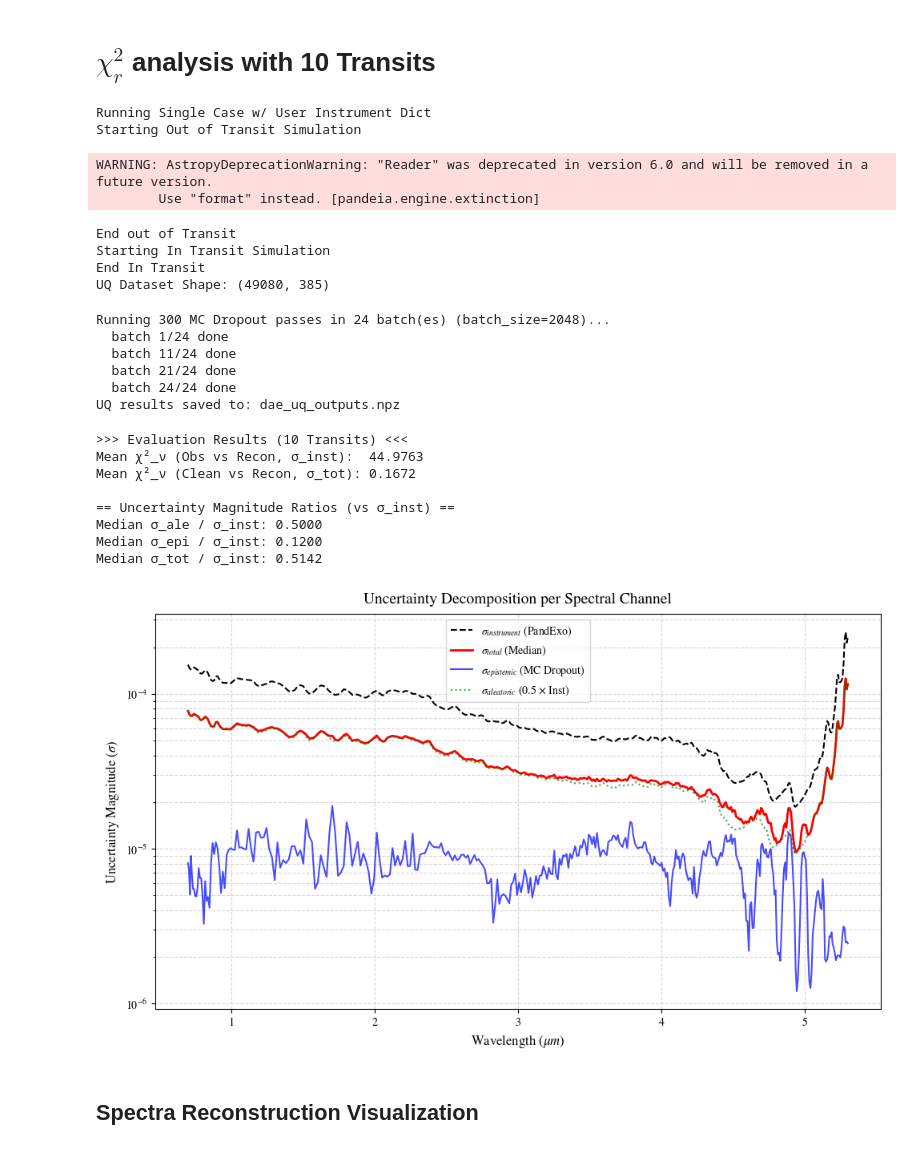
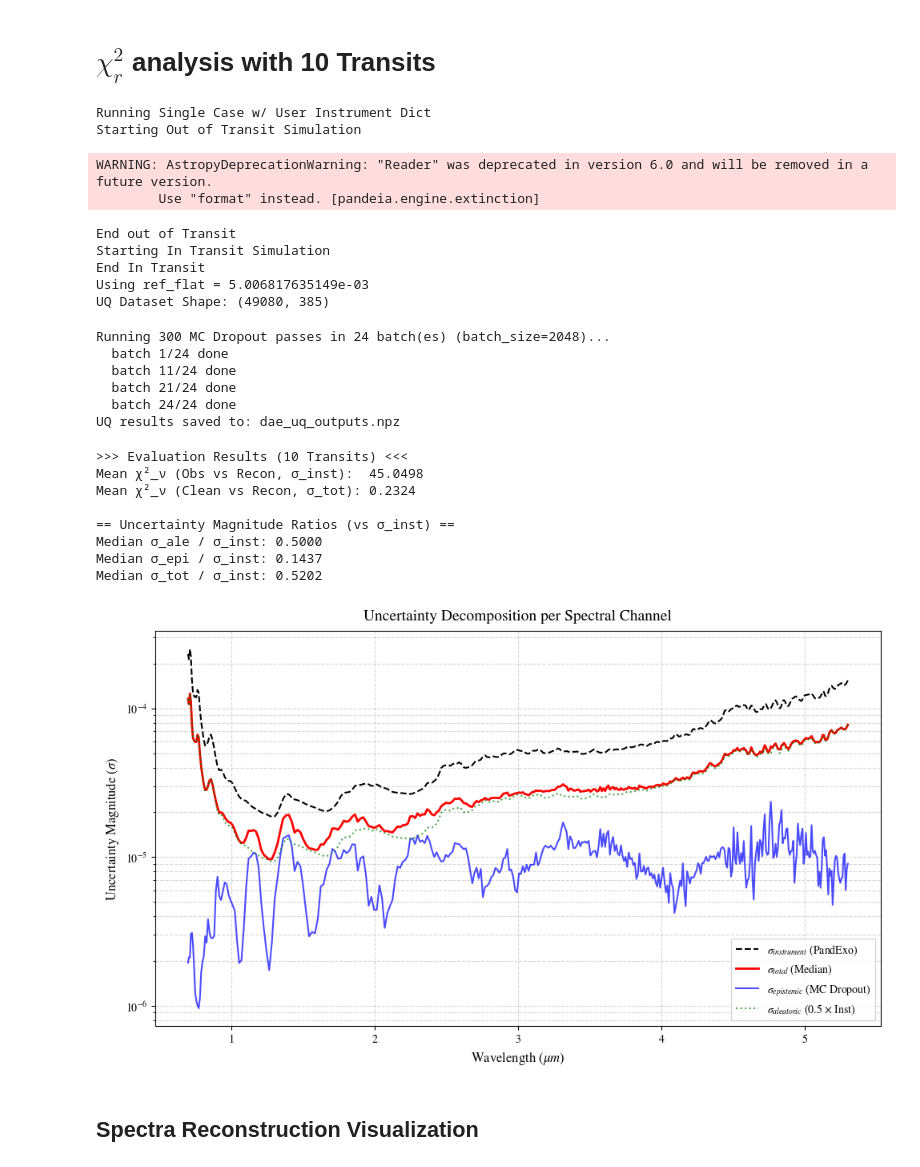
Before and after one commit to D4san/gdaespec, a Jupyter notebook: training-and-experiments/Earth_like_Atmosphere/02_G-DAE_Analysis.ipynb, the cells around one changed output. Drawn from its saved outputs; the diff is of its cells as text; code cells hidden in the pictures.

```diff
--- a/training-and-experiments/Earth_like_Atmosphere/02_G-DAE_Analysis.ipynb
+++ b/training-and-experiments/Earth_like_Atmosphere/02_G-DAE_Analysis.ipynb
@@ -464,7 +508,8 @@ def get_pandexo_noise_from_file(
 
     Returns:
         np.ndarray: The 1D array of uncertainties (error_w_floor), trimmed
-                    by 18 points.
+                    by 18 points and kept in the native PandExo wavelength
+                    ordering. This is not yet the internal model ordering.
     """
     # 1. Load Data
     # Expecting standard whitespace-delimited file
@@ -762,15 +784,34 @@ T_PASSES = 300
 FACTOR = 10 / 8  # Scaling factor for dataset sizes
 
 # 1. Get Noise Profile (Instrumental)
-# Note: Using function from previous cells
+# PandExo returns its native wavelength ordering, while the Earth-like training
+# spectra are stored in the opposite order. We therefore keep the raw PandExo
+# vector for traceability and flip once to match the model / CSV spectral order.
 if 'get_pandexo_noise_from_file' in globals():
-    errors_inst = get_pandexo_noise_from_file("pandexo_spec.txt", n_transits=N_TRANSITS_UQ, plot=False)
-    errors_inst = errors_inst[::-1]
-    noise_vector = errors_inst
+    errors_inst_pandexo = get_pandexo_noise_from_file(
+        "pandexo_spec.txt",
+        n_transits=N_TRANSITS_UQ,
+        plot=False,
+    )
+    noise_vector = np.asarray(errors_inst_pandexo[::-1], dtype=np.float32)
     N_POINTS = len(noise_vector)
 else:
     raise NameError("Function 'get_pandexo_noise_from_file' not defined. Run previous cells.")
 
+ref_flat = float(REF_FLAT) if REF_FLAT is not None else infer_ref_flat_from_airless(
+    airless_data, N_POINTS
+)
+print(f"Using ref_flat = {ref_flat:.12e}")
+
+airless_reference_row = airless_data[
+    (airless_data["f_spot"] == 0.0) & (airless_data["f_fac"] == 0.0)
+].iloc[0, -N_POINTS:]
+np.testing.assert_allclose(
+    np.asarray(from_log_ratio(to_log_ratio(airless_reference_row, ref_flat), ref_flat), dtype=np.float32),
+    np.asarray(airless_reference_row, dtype=np.float32),
+    rtol=1e-6,
+    atol=1e-10,
+)
 
 # 2. Define Dataset Composition
 # (Dictionary for cleaner configuration)
@@ -810,6 +851,7 @@ WARNING: AstropyDeprecationWarning: "Reader" was deprecated in version 6.0 and w
 End out of Transit
 Starting In Transit Simulation
 End In Transit
+Using ref_flat = 5.006817635149e-03
 UQ Dataset Shape: (49080, 385)
 # %%
 # --- Execution: Uncertainty Quantification ---
@@ -900,42 +944,43 @@ print(f"Median σ_tot / σ_inst: {summary['med_ratio_tot_vs_inst']:.4f}")
 sigma_inst = noise_vector
 # %% [output]
 >>> Evaluation Results (10 Transits) <<<
-Mean χ²_ν (Obs vs Recon, σ_inst):  44.9763
-Mean χ²_ν (Clean vs Recon, σ_tot): 0.1672
+Mean χ²_ν (Obs vs Recon, σ_inst):  45.0498
+Mean χ²_ν (Clean vs Recon, σ_tot): 0.2324
 
 == Uncertainty Magnitude Ratios (vs σ_inst) ==
 Median σ_ale / σ_inst: 0.5000
-Median σ_epi / σ_inst: 0.1200
-Median σ_tot / σ_inst: 0.5142
+Median σ_epi / σ_inst: 0.1437
+Median σ_tot / σ_inst: 0.5202
 # %%
 # Compute medians across the test set for visualization
 sigma_ale_med = np.median(sigma_ale, axis=0)
 sigma_epi_med = np.median(sigma_epi, axis=0)
 sigma_tot_med = np.median(sigma_total, axis=0)
 
 # --- Plot Uncertainty Breakdown ---
 
 plt.figure(figsize=(10, 6))
 
-# Plot components
-plt.plot(waves, noise_vector, label=r"$\sigma_{instrument}$ (PandExo)", color='black', linestyle='--', linewidth=1.5)
-plt.plot(waves, sigma_tot_med, label=r"$\sigma_{total}$ (Median)", color='red', linewidth=2)
-plt.plot(waves, sigma_epi_med, label=r"$\sigma_{epistemic}$ (MC Dropout)", color='blue', alpha=0.7)
-plt.plot(waves, sigma_ale_med, label=r"$\sigma_{aleatoric}$ (0.5 $\times$ Inst)", color='green', alpha=0.7, linestyle=':')
+# Plot components using the same wavelength ordering as the spectral arrays.
+waves_plot = np.asarray(waves)[::-1]
+plt.plot(waves_plot, noise_vector, label=r"$\sigma_{instrument}$ (PandExo)", color='black', linestyle='--', linewidth=1.5)
+plt.plot(waves_plot, sigma_tot_med, label=r"$\sigma_{total}$ (Median)", color='red', linewidth=2)
+plt.plot(waves_plot, sigma_epi_med, label=r"$\sigma_{epistemic}$ (MC Dropout)", color='blue', alpha=0.7)
+plt.plot(waves_plot, sigma_ale_med, label=r"$\sigma_{aleatoric}$ (0.5 $\times$ Inst)", color='green', alpha=0.7, linestyle=':')
 
 # Formatting
 xlabel_text = r"Wavelength ($\mu m$)" if (waves.ndim==1 and not np.issubdtype(waves.dtype, np.integer)) else "Spectral Index"
 plt.xlabel(xlabel_text, fontsize=12)
 plt.ylabel(r"Uncertainty Magnitude ($\sigma$)", fontsize=12)
 plt.title("Uncertainty Decomposition per Spectral Channel", fontsize=14)
 plt.legend(fontsize=10)
 plt.grid(True, which='both', linestyle='--', alpha=0.5)
 plt.yscale('log') # Log scale often helps visual separation
 plt.tight_layout()
 
 plt.show()
 # %% [output]
-[figure, old version]
+[figure, new version]
 # %% [markdown]
 ## Spectra Reconstruction Visualization
 # %%
```
Also changed, not shown: parts of 9 cells of this notebook, 40 other files.
